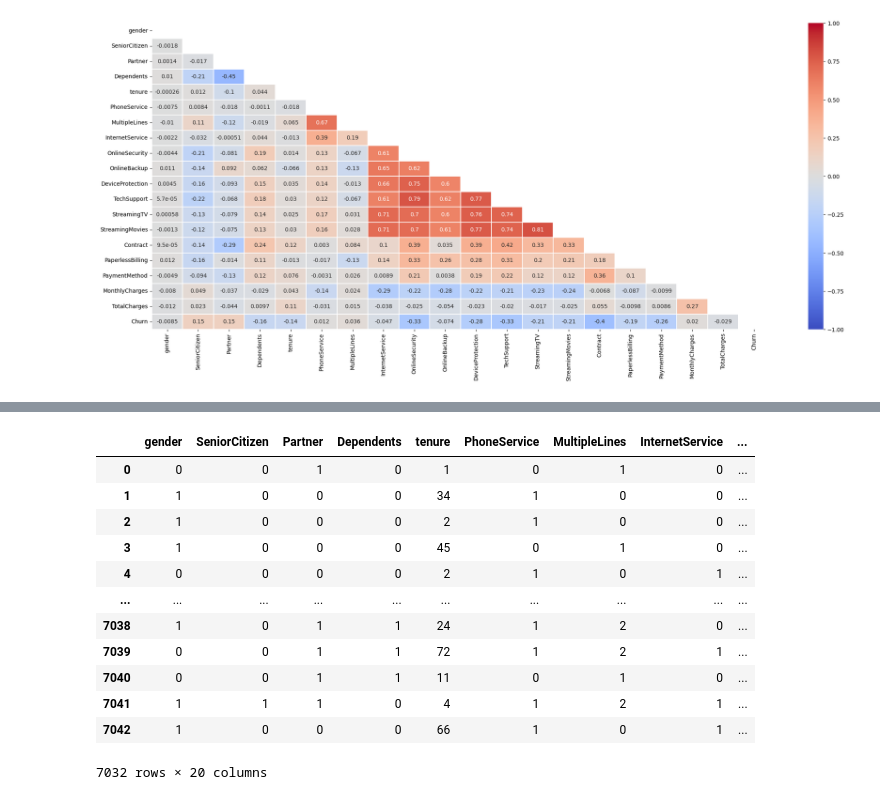
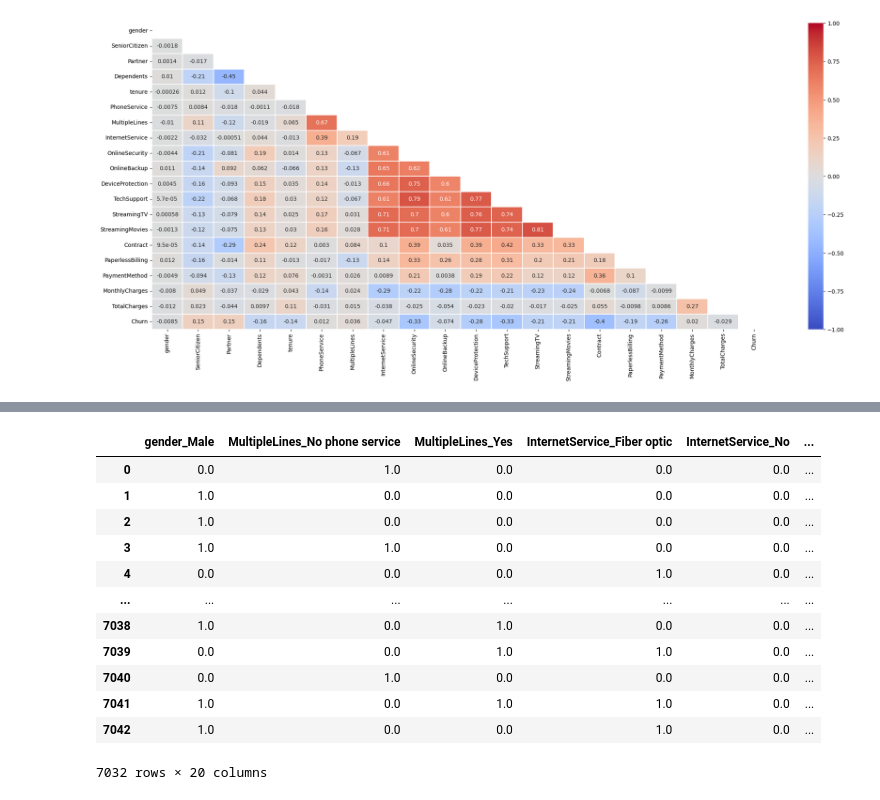
Before and after one commit to Bolarinwa1234/Customer-Churn-Prediction, a Jupyter notebook: notebooks/customer churn.ipynb, the cells around one changed output, grey strips where cells are left out. Drawn from its saved outputs; the diff is of its cells as text; code cells hidden in the pictures.

```diff
--- a/notebooks/customer churn.ipynb
+++ b/notebooks/customer churn.ipynb
@@ -388,8 +389,3 @@ mask = np.triu(np.ones_like(corr, dtype=bool))
 ax = sns.heatmap(corr, mask=mask, xticklabels=corr.columns, yticklabels=corr.columns, annot=True, linewidths=.2, cmap='coolwarm', vmin=-1, vmax=1)
 # %% [output]
 [figure]
-# %%
-categorical_columns = df.select_dtypes(include=['object']).columns
-
-for col in categorical_columns:
-    df[col] = df[col].astype('category').cat.codes
@@ -395,0 +439,16 @@ for col in categorical_columns:
+# %%
+encoded_df
+# %% [output]
+|  | gender_Male | MultipleLines_No phone service | MultipleLines_Yes | InternetService_Fiber optic | InternetService_No | ... |
+| 0 | 0.0 | 1.0 | 0.0 | 0.0 | 0.0 | ... |
+| 1 | 1.0 | 0.0 | 0.0 | 0.0 | 0.0 | ... |
+| 2 | 1.0 | 0.0 | 0.0 | 0.0 | 0.0 | ... |
+| 3 | 1.0 | 1.0 | 0.0 | 0.0 | 0.0 | ... |
+| 4 | 0.0 | 0.0 | 0.0 | 1.0 | 0.0 | ... |
+| ... | ... | ... | ... | ... | ... | ... |
+| 7038 | 1.0 | 0.0 | 1.0 | 0.0 | 0.0 | ... |
+| 7039 | 0.0 | 0.0 | 1.0 | 1.0 | 0.0 | ... |
+| 7040 | 0.0 | 1.0 | 0.0 | 0.0 | 0.0 | ... |
+| 7041 | 1.0 | 0.0 | 1.0 | 1.0 | 0.0 | ... |
+| 7042 | 1.0 | 0.0 | 0.0 | 1.0 | 0.0 | ... |
+7032 rows × 20 columns
@@ -396,17 +457,13 @@ for col in categorical_columns:
 # %%
-df
+new_df.drop(columns=['gender',
+'MultipleLines',
+'InternetService',
+'OnlineSecurity',
+'OnlineBackup',
+'DeviceProtection',
+'TechSupport',
+'StreamingTV',
+'StreamingMovies',
+'Contract',
+'PaymentMethod'], axis=1, inplace=True)
-# %% [output]
-|  | gender | SeniorCitizen | Partner | Dependents | tenure | PhoneService | MultipleLines | InternetService | ... |
-| 0 | 0 | 0 | 1 | 0 | 1 | 0 | 1 | 0 | ... |
-| 1 | 1 | 0 | 0 | 0 | 34 | 1 | 0 | 0 | ... |
-| 2 | 1 | 0 | 0 | 0 | 2 | 1 | 0 | 0 | ... |
-| 3 | 1 | 0 | 0 | 0 | 45 | 0 | 1 | 0 | ... |
-| 4 | 0 | 0 | 0 | 0 | 2 | 1 | 0 | 1 | ... |
-| ... | ... | ... | ... | ... | ... | ... | ... | ... | ... |
-| 7038 | 1 | 0 | 1 | 1 | 24 | 1 | 2 | 0 | ... |
-| 7039 | 0 | 0 | 1 | 1 | 72 | 1 | 2 | 1 | ... |
-| 7040 | 0 | 0 | 1 | 1 | 11 | 0 | 1 | 0 | ... |
-| 7041 | 1 | 1 | 1 | 0 | 4 | 1 | 2 | 1 | ... |
-| 7042 | 1 | 0 | 0 | 0 | 66 | 1 | 0 | 1 | ... |
-7032 rows × 20 columns
 # %%
```
Also changed, not shown: parts of 22 cells of this notebook, 2 other files.
